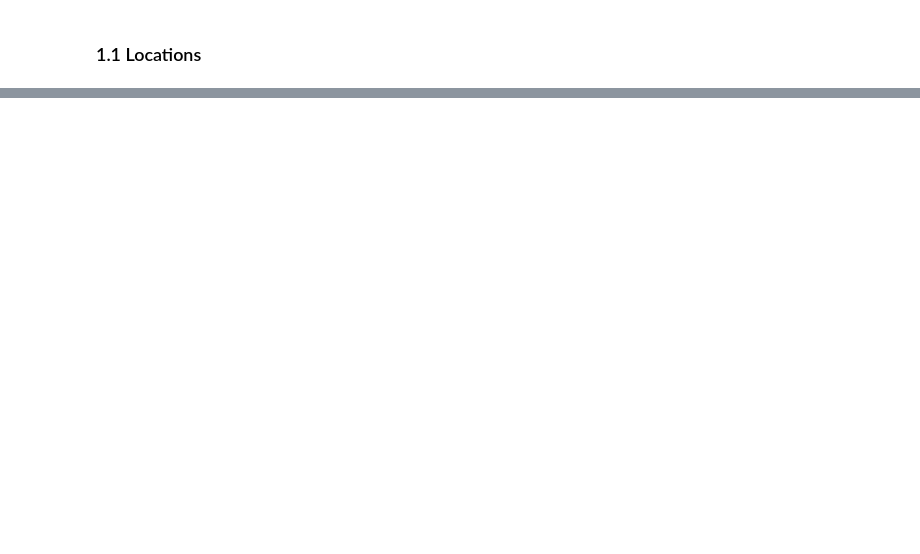
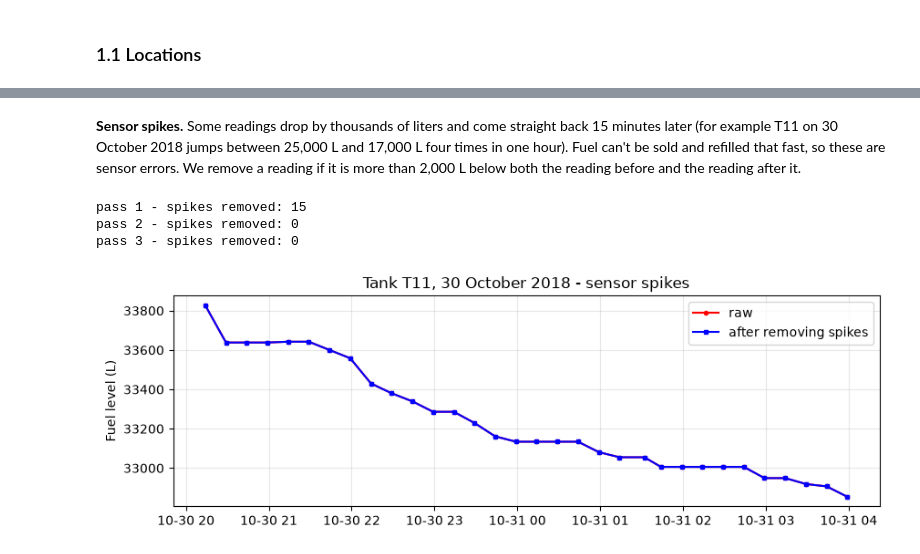
Before and after one commit to Steven95923/BombmanPython, a Jupyter notebook: Fuel_Inventory_Analysis.ipynb, the cells around one changed output, grey strips where cells are left out. Cells and saved outputs as stored; diff of their text form; code cells hidden in the pictures; blank space fills up the shorter version.

```diff
--- a/Fuel_Inventory_Analysis.ipynb
+++ b/Fuel_Inventory_Analysis.ipynb
@@ -1700,0 +149,15 @@ Summary by station and fuel type – observed period 2017-01-02 to 2019-08-15 (9
+# %%
+tanks = pd.read_csv(find_file("Tanks.csv"))
+tanks = tanks.rename(columns={"Tank Location": "Station"})
+tanks["Tank ID"] = tanks["Tank ID"].str.replace(" ", "")
+
+def fuel_group(tank_type):
+    if tank_type == "D":
+        return "D"
+    else:
+        return "G"      # U and P are both gasoline
+
+tanks["Fuel"] = tanks["Tank Type"].apply(fuel_group)
+print("Duplicate tank IDs:", tanks["Tank ID"].duplicated().sum())
+print("Tanks at unknown stations:", (~tanks["Station"].isin(locations["Station"])).sum())
+tanks
@@ -1700,0 +337,7 @@ Summary by station and fuel type – observed period 2017-01-02 to 2019-08-15 (9
+# %%
+levels["hours"] = levels.groupby("Tank ID")["Time"].diff().dt.total_seconds() / 3600
+print(levels["hours"].describe().round(2))
+gaps = levels[levels["hours"] > GAP_HOURS].copy()
+gaps["days"] = (gaps["hours"] / 24).round(1)
+print("\nNumber of gaps longer than 6 hours:", len(gaps))
+gaps.sort_values("days", ascending=False)[["Tank ID", "Station", "Time", "days"]].head(10)
@@ -1700,0 +367,23 @@ Summary by station and fuel type – observed period 2017-01-02 to 2019-08-15 (9
+# %% [markdown]
+**Sensor spikes.** Some readings drop by thousands of liters and come straight back 15 minutes later (for example T11 on 30 October 2018 jumps between 25,000 L and 17,000 L four times in one hour). Fuel can't be sold and refilled that fast, so these are sensor errors. We remove a reading if it is more than 2,000 L below both the reading before and the reading after it.
+# %%
+before = levels[(levels["Tank ID"] == "T11") & (levels["Time"] >= "2018-10-30 20:00") & (levels["Time"] <= "2018-10-31 04:00")]
+
+for i in range(3):   # repeat a few times in case spikes are next to each other
+    prev_level = levels.groupby("Tank ID")["Level"].shift(1)
+    next_level = levels.groupby("Tank ID")["Level"].shift(-1)
+    spike = (prev_level - levels["Level"] > SPIKE) & (next_level - levels["Level"] > SPIKE)
+    print("pass", i + 1, "- spikes removed:", spike.sum())
+    levels = levels[~spike].reset_index(drop=True)
+
+after = levels[(levels["Tank ID"] == "T11") & (levels["Time"] >= "2018-10-30 20:00") & (levels["Time"] <= "2018-10-31 04:00")]
+plt.figure(figsize=(10, 3))
+plt.plot(before["Time"], before["Level"], "o-", markersize=3, color="red", label="raw")
+plt.plot(after["Time"], after["Level"], "s-", markersize=3, color="blue", label="after removing spikes")
+plt.title("Tank T11, 30 October 2018 - sensor spikes")
+plt.ylabel("Fuel level (L)"); plt.legend(); plt.grid(alpha=0.3); plt.show()
+# %% [output]
+pass 1 - spikes removed: 15
+pass 2 - spikes removed: 0
+pass 3 - spikes removed: 0
+[figure, added]
```
Also changed, not shown: parts of 145 cells of this notebook, 2 other files.
